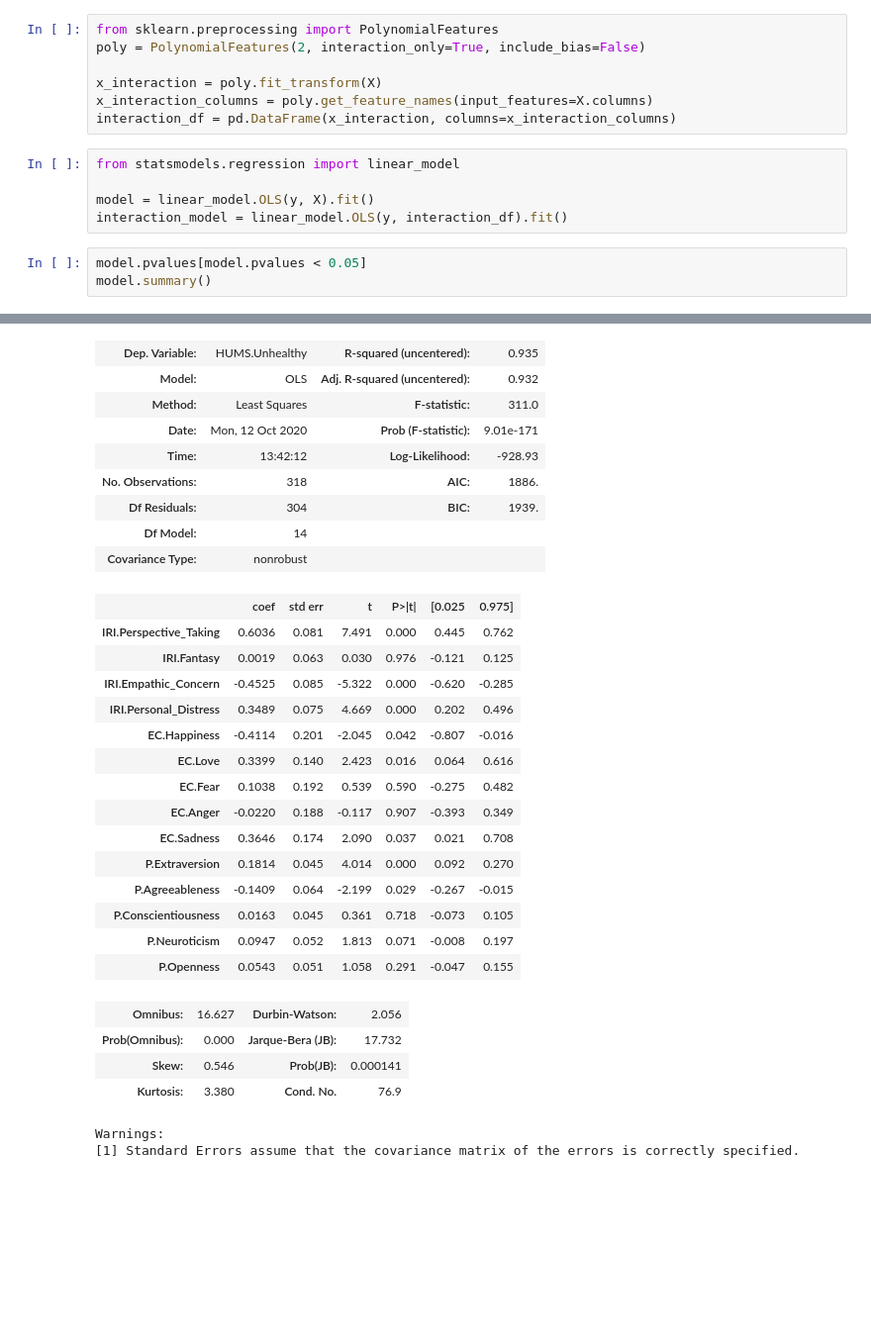
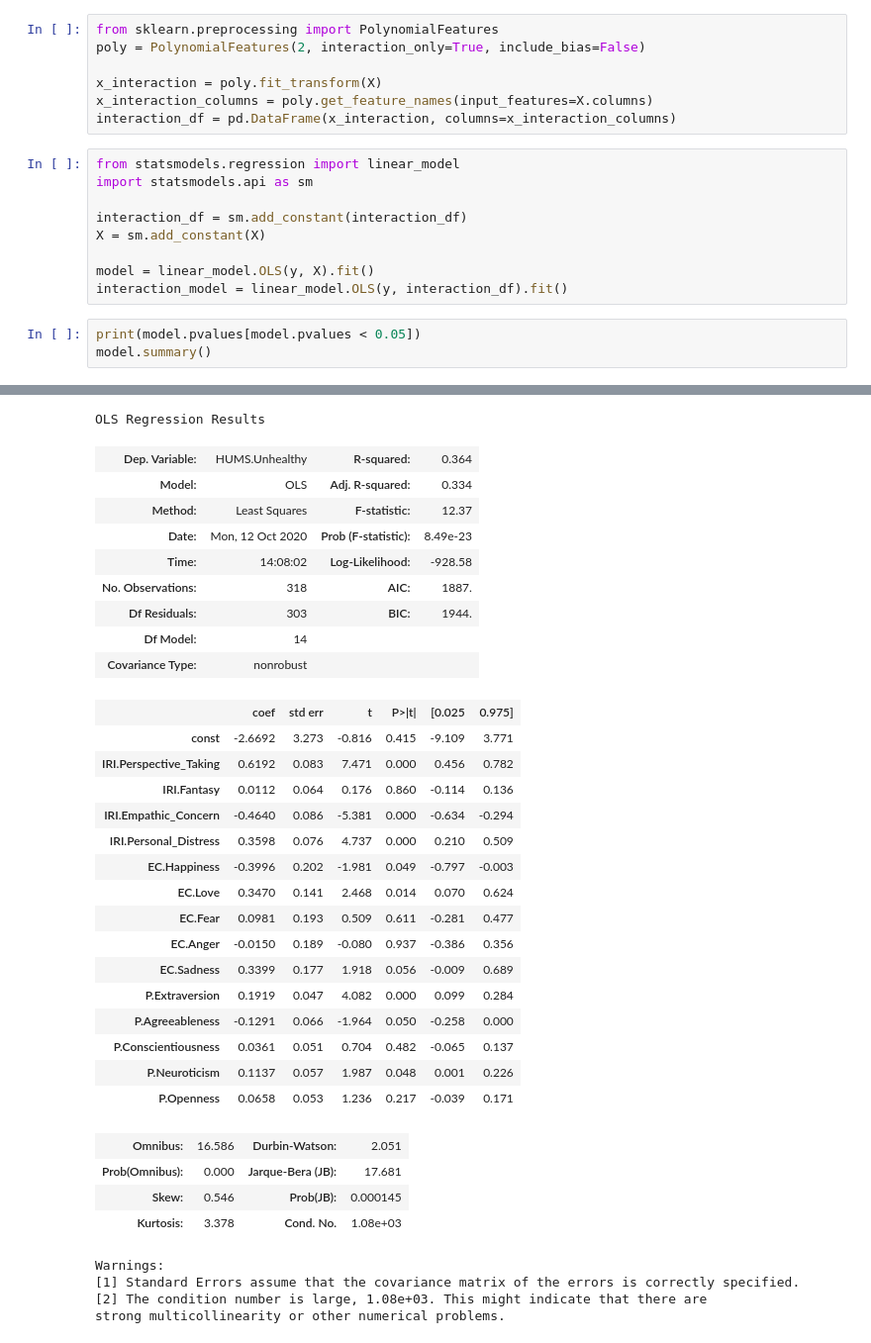
Before and after one commit to anant15/UnhealthyMusicListening, a Jupyter notebook: regression_with_interactions_terms.ipynb, the cells around one changed output, grey strips where cells are left out. Shown at 99% size. Saved outputs shown, nothing was run; the diff lists cells and outputs as text; blank space fills up the shorter version.

```diff
--- a/regression_with_interactions_terms.ipynb
+++ b/regression_with_interactions_terms.ipynb
@@ -24,10 +24,14 @@ x_interaction_columns = poly.get_feature_names(input_features=X.columns)
 interaction_df = pd.DataFrame(x_interaction, columns=x_interaction_columns)
 # %%
 from statsmodels.regression import linear_model
+import statsmodels.api as sm
+
+interaction_df = sm.add_constant(interaction_df)
+X = sm.add_constant(X)
 
 model = linear_model.OLS(y, X).fit()
 interaction_model = linear_model.OLS(y, interaction_df).fit()
 # %%
-model.pvalues[model.pvalues < 0.05]
+print(model.pvalues[model.pvalues < 0.05])
 model.summary()
 # %% [output]
@@ -35,31 +46,35 @@ OLS Regression Results
+OLS Regression Results
-| Dep. Variable: | HUMS.Unhealthy | R-squared (uncentered): | 0.935 |
-| Model: | OLS | Adj. R-squared (uncentered): | 0.932 |
-| Method: | Least Squares | F-statistic: | 311.0 |
-| Date: | Mon, 12 Oct 2020 | Prob (F-statistic): | 9.01e-171 |
-| Time: | 13:42:12 | Log-Likelihood: | -928.93 |
-| No. Observations: | 318 | AIC: | 1886. |
-| Df Residuals: | 304 | BIC: | 1939. |
+| Dep. Variable: | HUMS.Unhealthy | R-squared: | 0.364 |
+| Model: | OLS | Adj. R-squared: | 0.334 |
+| Method: | Least Squares | F-statistic: | 12.37 |
+| Date: | Mon, 12 Oct 2020 | Prob (F-statistic): | 8.49e-23 |
+| Time: | 14:08:02 | Log-Likelihood: | -928.58 |
+| No. Observations: | 318 | AIC: | 1887. |
+| Df Residuals: | 303 | BIC: | 1944. |
 | Df Model: | 14 |  |  |
 | Covariance Type: | nonrobust |  |  |
 |  | coef | std err | t | P>|t| | [0.025 | 0.975] |
-| IRI.Perspective_Taking | 0.6036 | 0.081 | 7.491 | 0.000 | 0.445 | 0.762 |
-| IRI.Fantasy | 0.0019 | 0.063 | 0.030 | 0.976 | -0.121 | 0.125 |
-| IRI.Empathic_Concern | -0.4525 | 0.085 | -5.322 | 0.000 | -0.620 | -0.285 |
-| IRI.Personal_Distress | 0.3489 | 0.075 | 4.669 | 0.000 | 0.202 | 0.496 |
-| EC.Happiness | -0.4114 | 0.201 | -2.045 | 0.042 | -0.807 | -0.016 |
-| EC.Love | 0.3399 | 0.140 | 2.423 | 0.016 | 0.064 | 0.616 |
-| EC.Fear | 0.1038 | 0.192 | 0.539 | 0.590 | -0.275 | 0.482 |
-| EC.Anger | -0.0220 | 0.188 | -0.117 | 0.907 | -0.393 | 0.349 |
-| EC.Sadness | 0.3646 | 0.174 | 2.090 | 0.037 | 0.021 | 0.708 |
-| P.Extraversion | 0.1814 | 0.045 | 4.014 | 0.000 | 0.092 | 0.270 |
-| P.Agreeableness | -0.1409 | 0.064 | -2.199 | 0.029 | -0.267 | -0.015 |
-| P.Conscientiousness | 0.0163 | 0.045 | 0.361 | 0.718 | -0.073 | 0.105 |
-| P.Neuroticism | 0.0947 | 0.052 | 1.813 | 0.071 | -0.008 | 0.197 |
-| P.Openness | 0.0543 | 0.051 | 1.058 | 0.291 | -0.047 | 0.155 |
+| const | -2.6692 | 3.273 | -0.816 | 0.415 | -9.109 | 3.771 |
+| IRI.Perspective_Taking | 0.6192 | 0.083 | 7.471 | 0.000 | 0.456 | 0.782 |
+| IRI.Fantasy | 0.0112 | 0.064 | 0.176 | 0.860 | -0.114 | 0.136 |
+| IRI.Empathic_Concern | -0.4640 | 0.086 | -5.381 | 0.000 | -0.634 | -0.294 |
+| IRI.Personal_Distress | 0.3598 | 0.076 | 4.737 | 0.000 | 0.210 | 0.509 |
+| EC.Happiness | -0.3996 | 0.202 | -1.981 | 0.049 | -0.797 | -0.003 |
+| EC.Love | 0.3470 | 0.141 | 2.468 | 0.014 | 0.070 | 0.624 |
+| EC.Fear | 0.0981 | 0.193 | 0.509 | 0.611 | -0.281 | 0.477 |
+| EC.Anger | -0.0150 | 0.189 | -0.080 | 0.937 | -0.386 | 0.356 |
+| EC.Sadness | 0.3399 | 0.177 | 1.918 | 0.056 | -0.009 | 0.689 |
+| P.Extraversion | 0.1919 | 0.047 | 4.082 | 0.000 | 0.099 | 0.284 |
+| P.Agreeableness | -0.1291 | 0.066 | -1.964 | 0.050 | -0.258 | 0.000 |
+| P.Conscientiousness | 0.0361 | 0.051 | 0.704 | 0.482 | -0.065 | 0.137 |
+| P.Neuroticism | 0.1137 | 0.057 | 1.987 | 0.048 | 0.001 | 0.226 |
+| P.Openness | 0.0658 | 0.053 | 1.236 | 0.217 | -0.039 | 0.171 |
-| Omnibus: | 16.627 | Durbin-Watson: | 2.056 |
-| Prob(Omnibus): | 0.000 | Jarque-Bera (JB): | 17.732 |
-| Skew: | 0.546 | Prob(JB): | 0.000141 |
-| Kurtosis: | 3.380 | Cond. No. | 76.9 |
+| Omnibus: | 16.586 | Durbin-Watson: | 2.051 |
+| Prob(Omnibus): | 0.000 | Jarque-Bera (JB): | 17.681 |
+| Skew: | 0.546 | Prob(JB): | 0.000145 |
+| Kurtosis: | 3.378 | Cond. No. | 1.08e+03 |
-Warnings:
-[1] Standard Errors assume that the covariance matrix of the errors is correctly specified.
+Warnings:
+[1] Standard Errors assume that the covariance matrix of the errors is correctly specified.
+[2] The condition number is large, 1.08e+03. This might indicate that there are
+strong multicollinearity or other numerical problems.
 # %%
```
Also changed, not shown: parts of 3 cells of this notebook.
